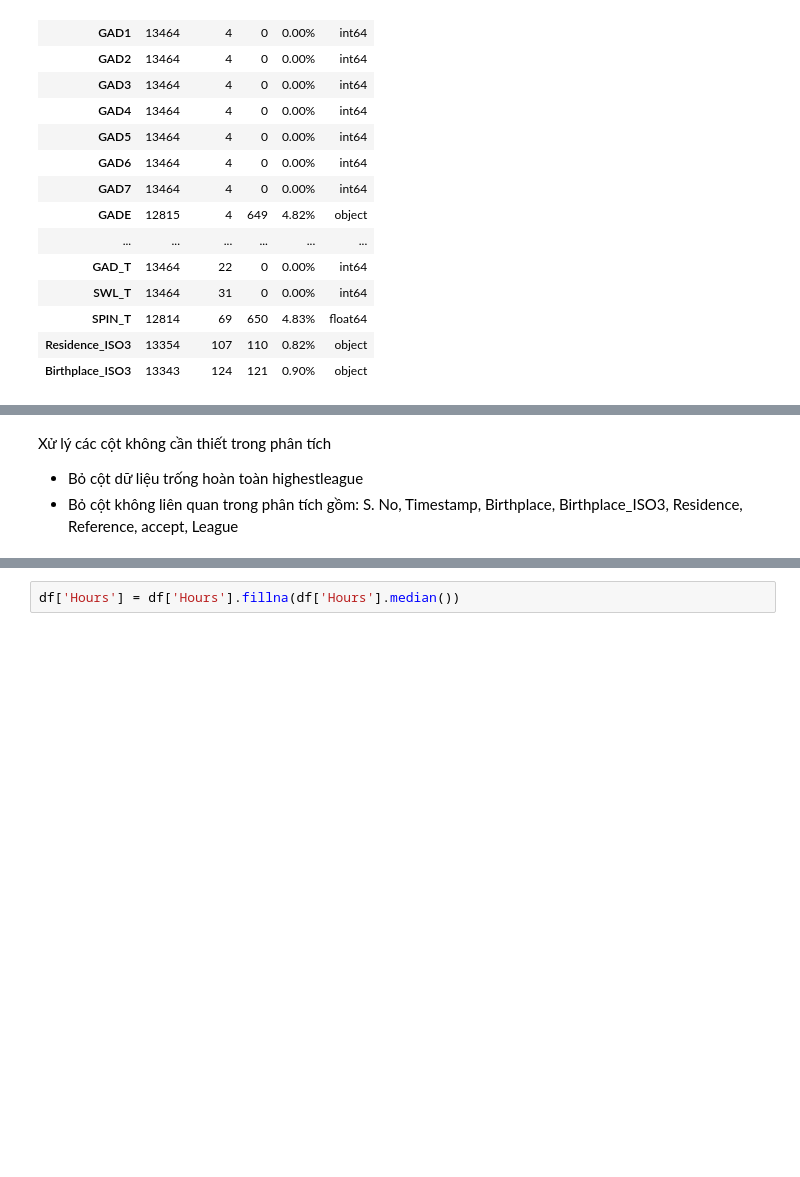
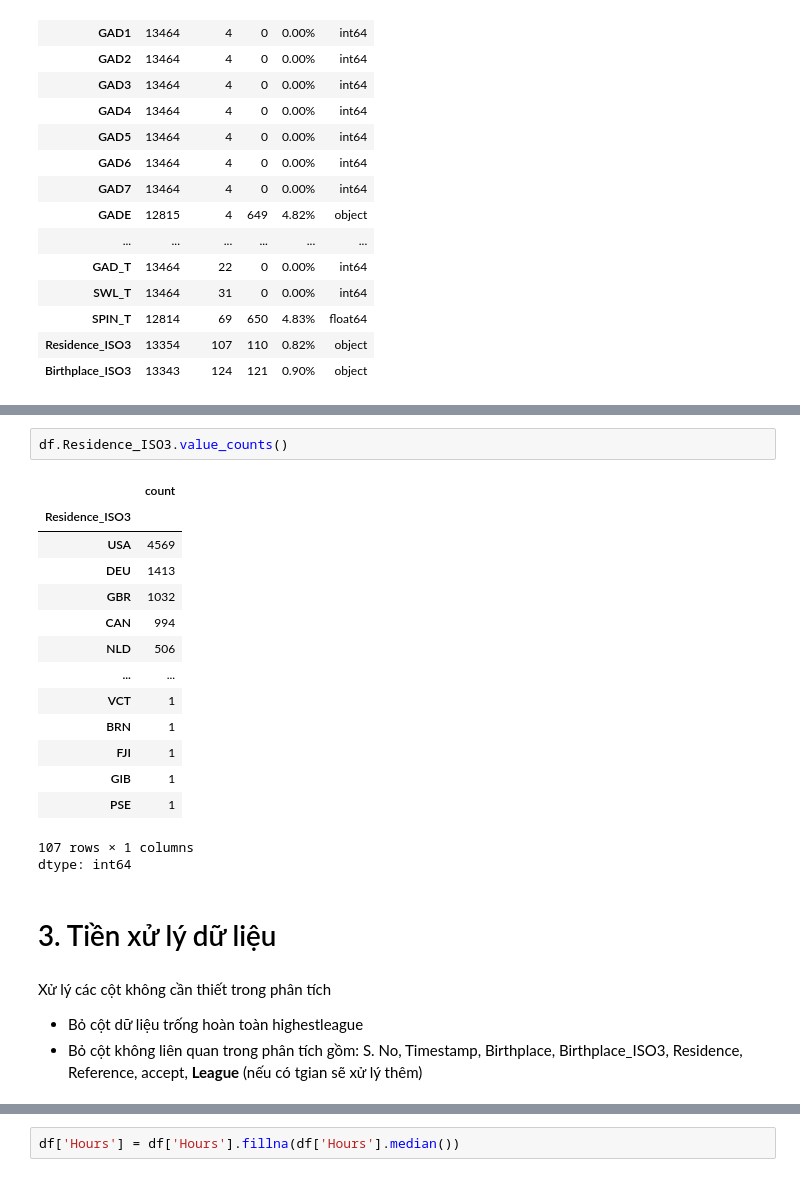
Before and after one commit to kimcheese23/Data-analytics, a Jupyter notebook: Code/Preprocessing.ipynb, the cells around one changed output, grey strips where cells are left out. Saved outputs shown, nothing was run; the diff lists cells and outputs as text; blank space fills up the shorter version.

```diff
--- a/Code/Preprocessing.ipynb
+++ b/Code/Preprocessing.ipynb
@@ -125,9 +263,29 @@ Thống kê mô tả các biến kiểu object:
+# %%
+df.Residence_ISO3.value_counts()
+# %% [output]
+|  | count |
+| Residence_ISO3 |  |
+| USA | 4569 |
+| DEU | 1413 |
+| GBR | 1032 |
+| CAN | 994 |
+| NLD | 506 |
+| ... | ... |
+| VCT | 1 |
+| BRN | 1 |
+| FJI | 1 |
+| GIB | 1 |
+| PSE | 1 |
+107 rows × 1 columns
+dtype: int64
+# %% [markdown]
+# 3. Tiền xử lý dữ liệu
 # %% [markdown]
 Xử lý các cột không cần thiết trong phân tích
 
 
 *   Bỏ cột dữ liệu trống hoàn toàn highestleague
-*   Bỏ cột không liên quan trong phân tích gồm: S. No, Timestamp, Birthplace, Birthplace_ISO3, Residence, Reference, accept, League
+*   Bỏ cột không liên quan trong phân tích gồm: S. No, Timestamp, Birthplace, Birthplace_ISO3, Residence, Reference, accept, **League** (nếu có tgian sẽ xử lý thêm)
 # %%
 cols_to_drop = ['S. No.', 'Timestamp', 'highestleague', 'Birthplace', 'Birthplace_ISO3', 'Residence', 'Reference', 'accept', 'League']
 existing_cols_to_drop = [col for col in cols_to_drop if col in df.columns]
```
Also changed, not shown: parts of 38 cells of this notebook.
